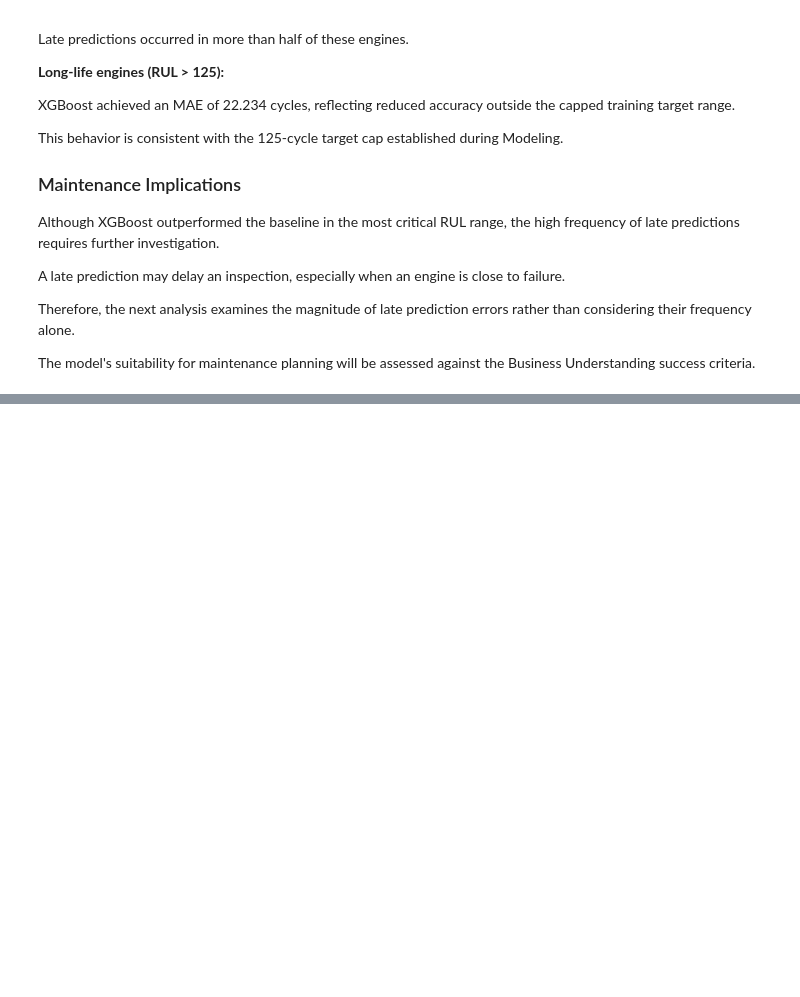
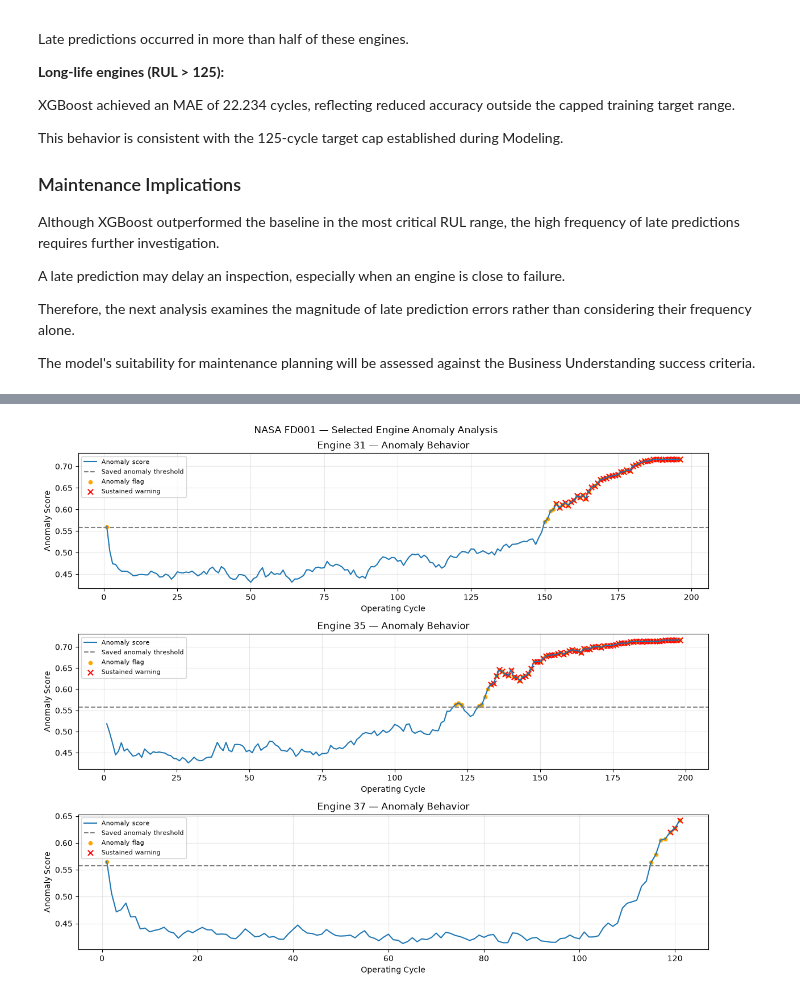
Before and after one commit to CMPE412-Predictive-Maintenance/CMPE412_Pedictive_Maintenance, a Jupyter notebook: 05_evaluation/notebooks/05_evaluation.ipynb, the cells around one changed output, grey strips where cells are left out. Cells and saved outputs as stored; diff of their text form; code cells hidden in the pictures; blank space fills up the shorter version.

```diff
--- a/05_evaluation/notebooks/05_evaluation.ipynb
+++ b/05_evaluation/notebooks/05_evaluation.ipynb
@@ -876,0 +1774,79 @@ The model's suitability for maintenance planning will be assessed against the Bu
+# %%
+
+# Visualize anomaly behavior for selected test engines.
+
+selected_units = [31, 35, 37]
+
+fig, axes = plt.subplots(
+    len(selected_units),
+    1,
+    figsize=(12, 10),
+    sharex=False
+)
+
+for ax, unit in zip(axes, selected_units):
+
+    engine = warning_df[
+        warning_df["unit"] == unit
+    ].sort_values("cycle")
+
+    ax.plot(
+        engine["cycle"],
+        engine["anomaly_score"],
+        label="Anomaly score"
+    )
+
+    ax.axhline(
+        anomaly_threshold,
+        color="gray",
+        linestyle="--",
+        label="Saved anomaly threshold"
+    )
+
+    flagged = engine[engine["anomaly_flag"]]
+
+    ax.scatter(
+        flagged["cycle"],
+        flagged["anomaly_score"],
+        color="orange",
+        s=20,
+        label="Anomaly flag"
+    )
+
+    sustained = engine[engine["sustained_warning"]]
+
+    ax.scatter(
+        sustained["cycle"],
+        sustained["anomaly_score"],
+        color="red",
+        marker="x",
+        s=45,
+        label="Sustained warning"
+    )
+
+    ax.set_title(f"Engine {unit} — Anomaly Behavior")
+    ax.set_xlabel("Operating Cycle")
+    ax.set_ylabel("Anomaly Score")
+    ax.grid(alpha=0.3)
+    ax.legend(fontsize=8)
+
+plt.suptitle(
+    "NASA FD001 — Selected Engine Anomaly Analysis"
+)
+
+plt.tight_layout()
+
+figure_path = FIG_DIR / "selected_engine_anomaly_behavior.png"
+
+plt.savefig(
+    figure_path,
+    dpi=150,
+    bbox_inches="tight"
+)
+
+plt.show()
+
+print("Figure saved:", figure_path.relative_to(REPO_DIR))
+print("Selected engine anomaly visualization completed.")
+# %% [output]
+[figure, added]
```
Also changed, not shown: parts of 30 cells of this notebook, 15 other files.
